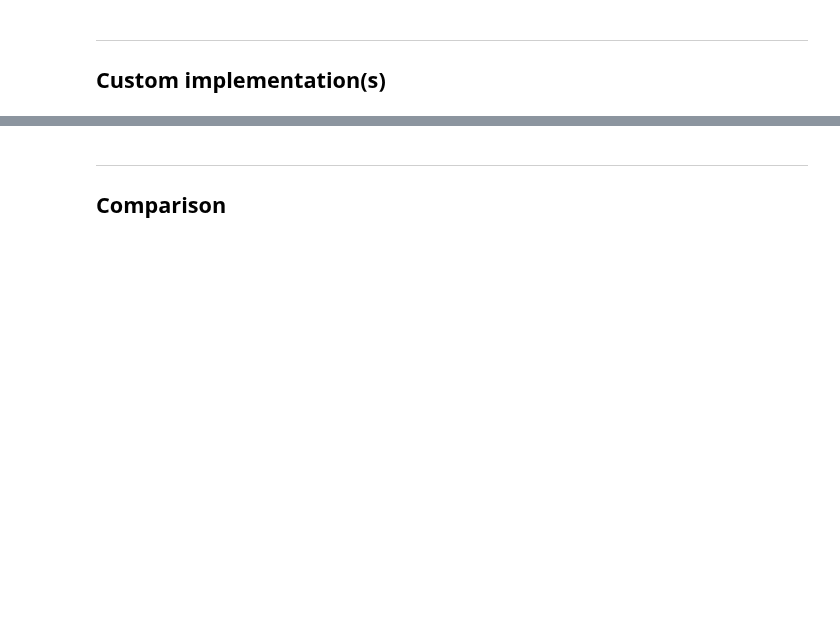
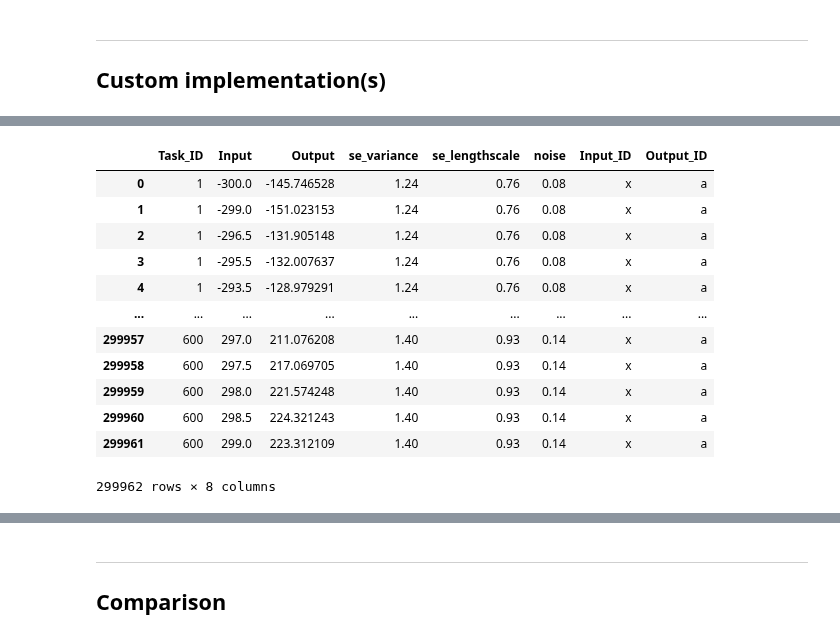
Before and after one commit to SimLej18/MagmaClustPy, a Jupyter notebook: benchmarks/preprocess_db.ipynb, the cells around one changed output, grey strips where cells are left out. Drawn from its saved outputs; the diff is of its cells as text; code cells hidden in the pictures; blank space fills up the shorter version.

```diff
--- a/benchmarks/preprocess_db.ipynb
+++ b/benchmarks/preprocess_db.ipynb
@@ -271,0 +362,17 @@ def preprocess_db_new(db: pd.DataFrame):
+# %%
+large_db = pd.read_csv("../datasets/large_distinct_input_distinct_hp.csv")
+large_db
+# %% [output]
+|  | Task_ID | Input | Output | se_variance | se_lengthscale | noise | Input_ID | Output_ID |
+| 0 | 1 | -300.0 | -145.746528 | 1.24 | 0.76 | 0.08 | x | a |
+| 1 | 1 | -299.0 | -151.023153 | 1.24 | 0.76 | 0.08 | x | a |
+| 2 | 1 | -296.5 | -131.905148 | 1.24 | 0.76 | 0.08 | x | a |
+| 3 | 1 | -295.5 | -132.007637 | 1.24 | 0.76 | 0.08 | x | a |
+| 4 | 1 | -293.5 | -128.979291 | 1.24 | 0.76 | 0.08 | x | a |
+| ... | ... | ... | ... | ... | ... | ... | ... | ... |
+| 299957 | 600 | 297.0 | 211.076208 | 1.40 | 0.93 | 0.14 | x | a |
+| 299958 | 600 | 297.5 | 217.069705 | 1.40 | 0.93 | 0.14 | x | a |
+| 299959 | 600 | 298.0 | 221.574248 | 1.40 | 0.93 | 0.14 | x | a |
+| 299960 | 600 | 298.5 | 224.321243 | 1.40 | 0.93 | 0.14 | x | a |
+| 299961 | 600 | 299.0 | 223.312109 | 1.40 | 0.93 | 0.14 | x | a |
+299962 rows × 8 columns
```
Also changed, not shown: parts of 26 cells of this notebook, 2 other files.
